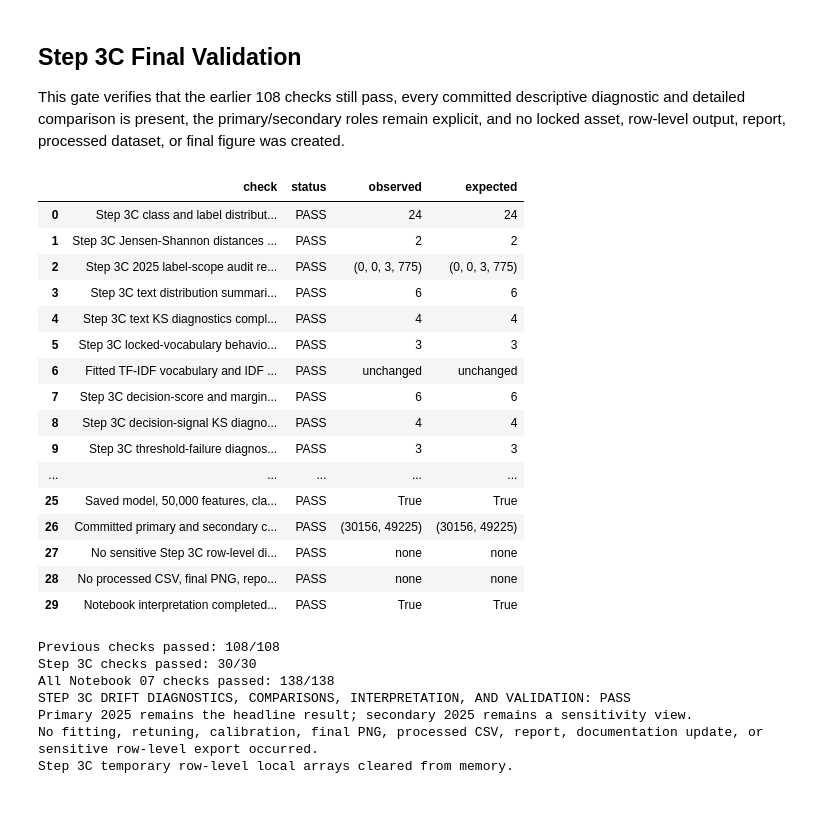
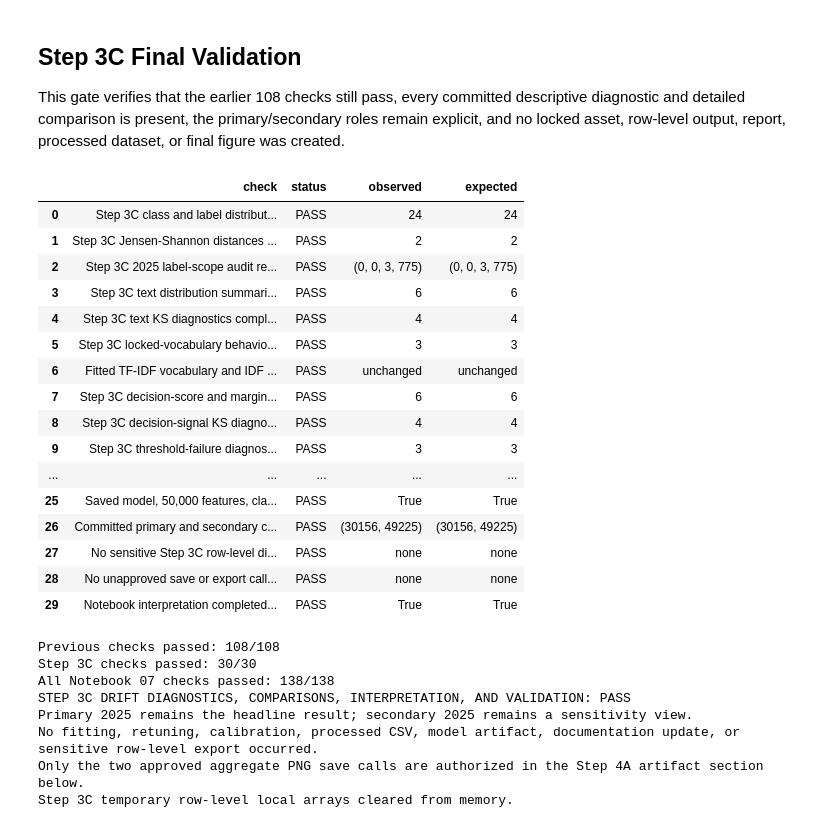
Before and after one commit to rihua-tech/financial-complaint-auto-routing-nlp, a Jupyter notebook: notebooks/07_2025_out_of_time_validation.ipynb, the cells around one changed output. Saved outputs shown, nothing was run; the diff lists cells and outputs as text; code cells hidden in the pictures.

```diff
--- a/notebooks/07_2025_out_of_time_validation.ipynb
+++ b/notebooks/07_2025_out_of_time_validation.ipynb
@@ -2811,7 +2811,7 @@ This gate verifies that the earlier 108 checks still pass, every committed descr
 with NOTEBOOK_PATH.open("r", encoding="utf-8") as notebook_handle:
     step3c_notebook_document = nbformat.read(notebook_handle, as_version=4)
 
-all_code_sources = [cell.source for cell in step3c_notebook_document.cells if cell.cell_type == "code"]
+all_code_cells = [cell for cell in step3c_notebook_document.cells if cell.cell_type == "code"]
 step3c_cell_ids = {
     "class-label-drift",
     "text-vocabulary-drift",
@@ -2843,8 +2843,9 @@ sensitive_step3c_names = {
     "reference_predictions",
 }
 
-for source in all_code_sources:
-    syntax_tree = ast.parse(source)
+approved_artifact_save_calls = []
+for code_cell in all_code_cells:
+    syntax_tree = ast.parse(code_cell.source)
     for node in ast.walk(syntax_tree):
         if not isinstance(node, ast.Call):
             continue
@@ -2857,7 +2858,10 @@ for source in all_code_sources:
         if call_name in {"fit", "fit_transform"}:
             all_fit_calls.append(call_name)
         if call_name in save_or_export_names:
-            all_save_calls.append(call_name)
+            if code_cell.id == "artifact-generation" and call_name == "savefig":
+                approved_artifact_save_calls.append((code_cell.id, call_name))
+            else:
+                all_save_calls.append((code_cell.id, call_name))
 
 for source in step3c_sources:
     syntax_tree = ast.parse(source)
@@ -2894,7 +2898,7 @@ record_check("No fitting call anywhere in Notebook 07", not all_fit_calls, all_f
 record_check("Saved model, 50,000 features, class order, and thresholds remain locked", locked_configuration_unchanged, locked_configuration_unchanged, True)
 record_check("Committed primary and secondary cohorts remain locked", cohorts_remain_locked, (len(primary_2025_df), len(secondary_2025_df)), (30_156, 49_225))
 record_check("No sensitive Step 3C row-level display", not sensitive_step3c_displays, sensitive_step3c_displays or "none", "none")
-record_check("No processed CSV, final PNG, report, or documentation save call", not all_save_calls, all_save_calls or "none", "none")
+record_check("No unapproved save or export call in Notebook 07", not all_save_calls, all_save_calls or "none", "none")
 record_check("Notebook interpretation completed without a model-change recommendation", interpretation_completed, interpretation_completed, True)
 stop_if_failed("Step 3C final validation")
 
@@ -2905,40 +2909,42 @@ all_notebook_checks_passed = bool(all_notebook_check_table["status"].eq("PASS").
 display(step3c_check_table)
 if not all_step3c_checks_passed or not all_notebook_checks_passed:
     raise RuntimeError("Step 3C final validation FAILED.")
 
 print("Previous checks passed: 108/108")
 print(f"Step 3C checks passed: {len(step3c_check_table)}/{len(step3c_check_table)}")
 print(f"All Notebook 07 checks passed: {len(all_notebook_check_table)}/{len(all_notebook_check_table)}")
 print("STEP 3C DRIFT DIAGNOSTICS, COMPARISONS, INTERPRETATION, AND VALIDATION: PASS")
 print("Primary 2025 remains the headline result; secondary 2025 remains a sensitivity view.")
-print("No fitting, retuning, calibration, final PNG, processed CSV, report, documentation update, or sensitive row-level export occurred.")
+print("No fitting, retuning, calibration, processed CSV, model artifact, documentation update, or sensitive row-level export occurred.")
+print("Only the two approved aggregate PNG save calls are authorized in the Step 4A artifact section below.")
 
 # Clear Step 3C row-level local arrays and the retained 2024 text reference after all aggregate outputs are complete.
 del drift_predictions, decision_signal_arrays, drift_auto_masks, text_measure_arrays
 del reference_predictions, reference_y_true, reference_2024_drift_df
 print("Step 3C temporary row-level local arrays cleared from memory.")
 # %% [output]
 |  | check | status | observed | expected |
 | 0 | Step 3C class and label distribut... | PASS | 24 | 24 |
 | 1 | Step 3C Jensen-Shannon distances ... | PASS | 2 | 2 |
 | 2 | Step 3C 2025 label-scope audit re... | PASS | (0, 0, 3, 775) | (0, 0, 3, 775) |
 | 3 | Step 3C text distribution summari... | PASS | 6 | 6 |
 | 4 | Step 3C text KS diagnostics compl... | PASS | 4 | 4 |
 | 5 | Step 3C locked-vocabulary behavio... | PASS | 3 | 3 |
 | 6 | Fitted TF-IDF vocabulary and IDF ... | PASS | unchanged | unchanged |
 | 7 | Step 3C decision-score and margin... | PASS | 6 | 6 |
 | 8 | Step 3C decision-signal KS diagno... | PASS | 4 | 4 |
 | 9 | Step 3C threshold-failure diagnos... | PASS | 3 | 3 |
 | ... | ... | ... | ... | ... |
 | 25 | Saved model, 50,000 features, cla... | PASS | True | True |
 | 26 | Committed primary and secondary c... | PASS | (30156, 49225) | (30156, 49225) |
 | 27 | No sensitive Step 3C row-level di... | PASS | none | none |
-| 28 | No processed CSV, final PNG, repo... | PASS | none | none |
+| 28 | No unapproved save or export call... | PASS | none | none |
 | 29 | Notebook interpretation completed... | PASS | True | True |
 Previous checks passed: 108/108
 Step 3C checks passed: 30/30
 All Notebook 07 checks passed: 138/138
 STEP 3C DRIFT DIAGNOSTICS, COMPARISONS, INTERPRETATION, AND VALIDATION: PASS
 Primary 2025 remains the headline result; secondary 2025 remains a sensitivity view.
-No fitting, retuning, calibration, final PNG, processed CSV, report, documentation update, or sensitive row-level export occurred.
+No fitting, retuning, calibration, processed CSV, model artifact, documentation update, or sensitive row-level export occurred.
+Only the two approved aggregate PNG save calls are authorized in the Step 4A artifact section below.
 Step 3C temporary row-level local arrays cleared from memory.
```
Also changed, not shown: parts of 4 cells of this notebook, 3 other files.
